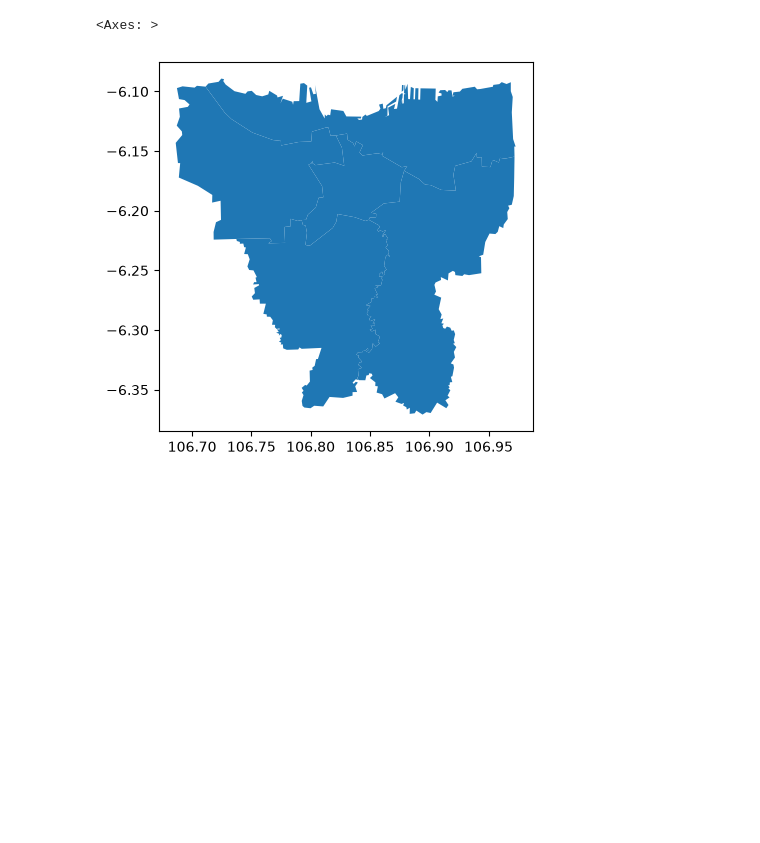
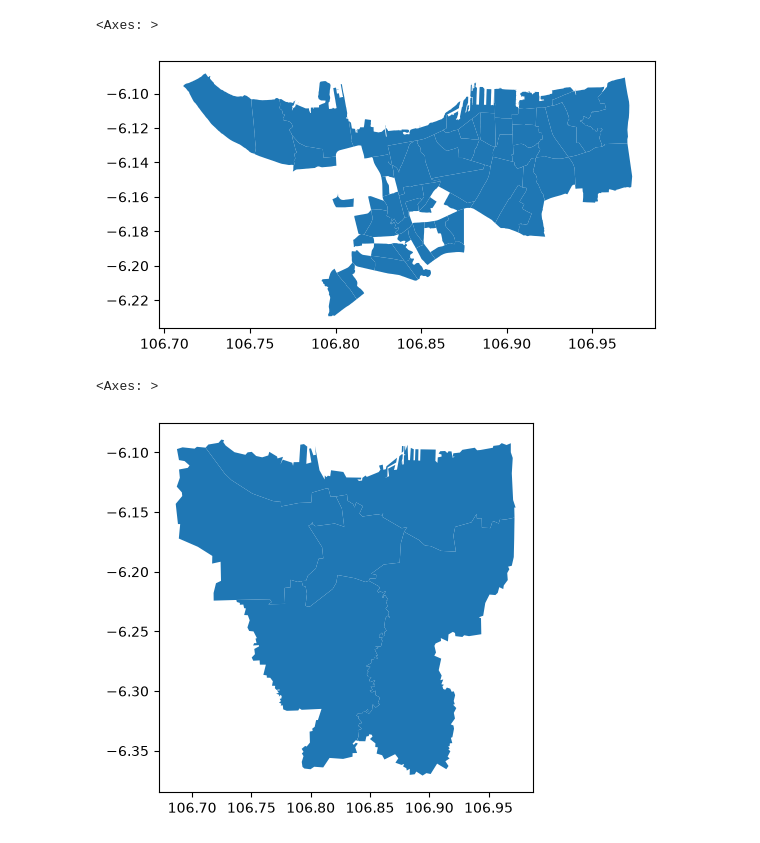
Before and after one commit to bugyardhytio/portfolio, a Jupyter notebook: 1. Geopandas.ipynb, the cells around one changed output. Cells and saved outputs as stored; diff of their text form; code cells hidden in the pictures; blank space fills up the shorter version.

```diff
--- a/1. Geopandas.ipynb
+++ b/1. Geopandas.ipynb
@@ -23,3 +31,8 @@ ValueError: Must pass either crs or epsg.
+# %%
+data_jakut.union(data_jakpus).plot()
+# %% [output]
+<Axes: >
+[figure, added]
 # %%
 df = gpd.read_file(kotaadm)
 jakarta = ["Kota Jakarta Barat", "Kota Jakarta Timur", "Kota Jakarta Pusat", "Kota Jakarta Utara", "Kota Jakarta Selatan"
```
Also changed, not shown: parts of 3 cells of this notebook.
